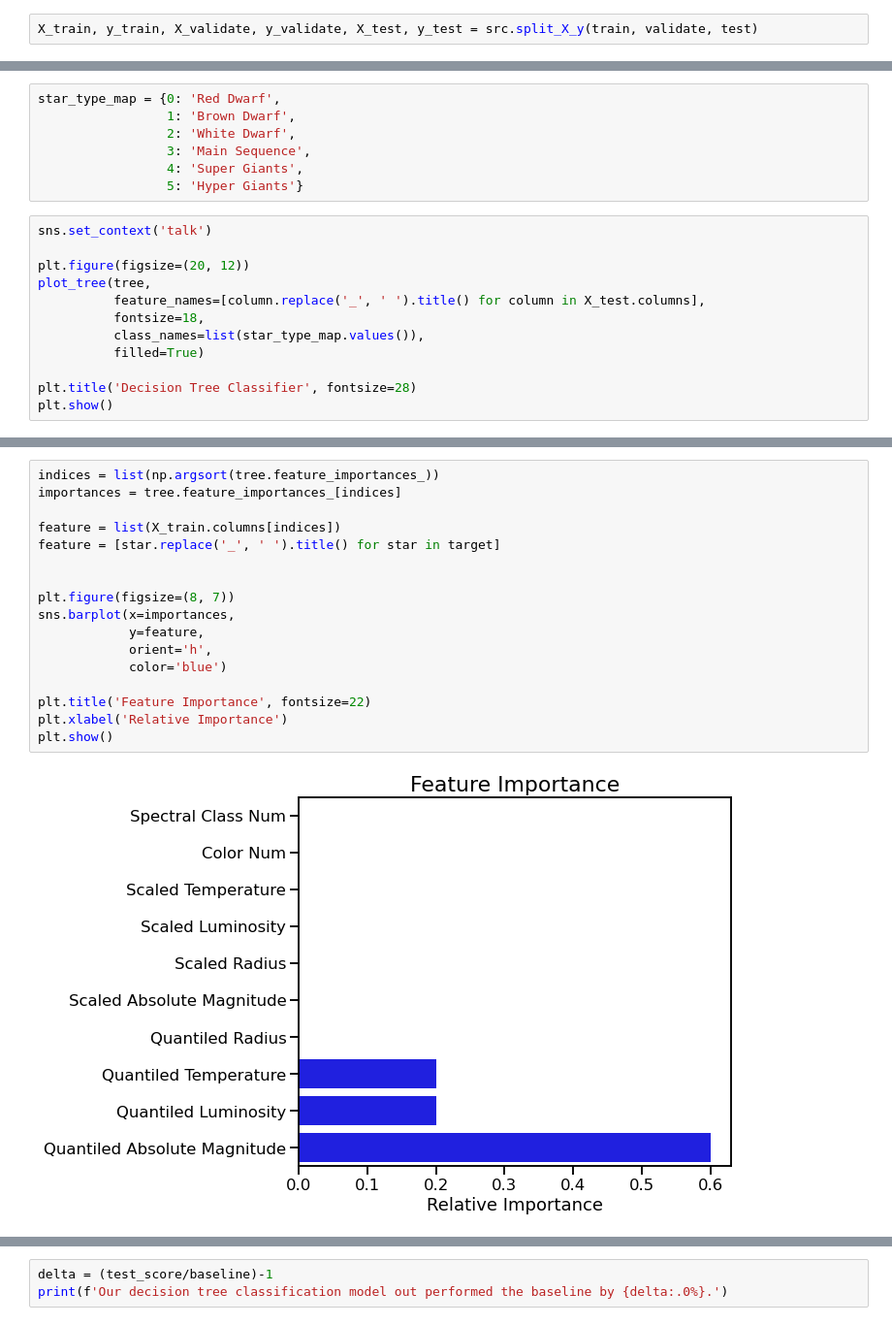
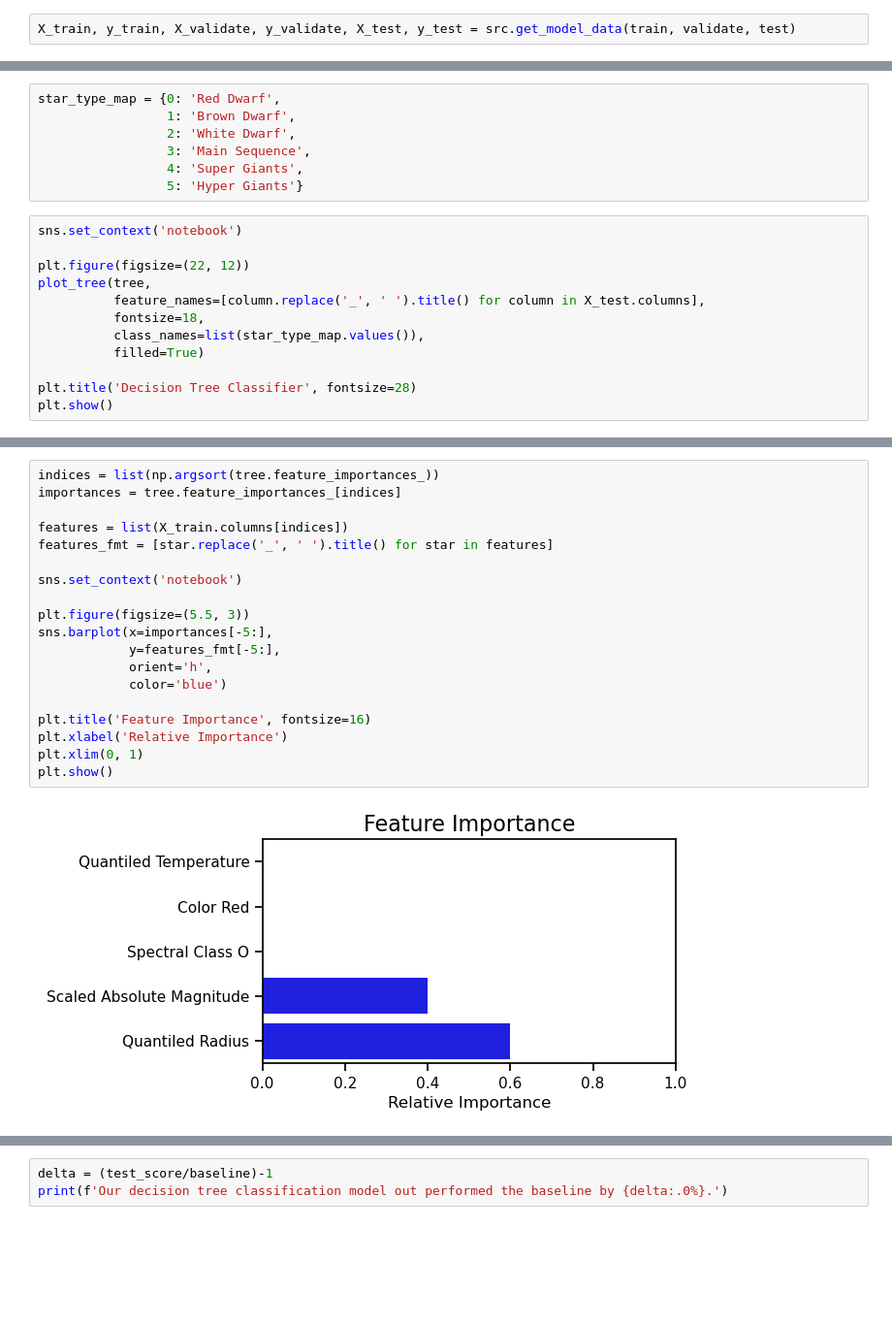
Before and after one commit to Promeos/Stellar_Classification, a Jupyter notebook: Final-Report.ipynb, the cells around one changed output, grey strips where cells are left out. Shown at 97% size. Saved outputs shown, nothing was run; the diff lists cells and outputs as text; blank space fills up the shorter version.

```diff
--- a/Final-Report.ipynb
+++ b/Final-Report.ipynb
@@ -505,7 +519,7 @@ Reject the null hypothesis
 # %% [markdown]
 ## Preprocessing
 # %%
-X_train, y_train, X_validate, y_validate, X_test, y_test = src.split_X_y(train, validate, test)
+X_train, y_train, X_validate, y_validate, X_test, y_test = src.get_model_data(train, validate, test)
 # %%
 X_train.head()
 # %% [output]
@@ -639,9 +654,9 @@ star_type_map = {0: 'Red Dwarf',
                  4: 'Super Giants',
                  5: 'Hyper Giants'}
 # %%
-sns.set_context('talk')
+sns.set_context('notebook')
 
-plt.figure(figsize=(20, 12))
+plt.figure(figsize=(22, 12))
 plot_tree(tree,
           feature_names=[column.replace('_', ' ').title() for column in X_test.columns],
           fontsize=18,
@@ -655,20 +670,22 @@ plt.show()
 # %%
 indices = list(np.argsort(tree.feature_importances_))
 importances = tree.feature_importances_[indices]
 
-feature = list(X_train.columns[indices])
-feature = [star.replace('_', ' ').title() for star in target]
+features = list(X_train.columns[indices])
+features_fmt = [star.replace('_', ' ').title() for star in features]
 
+sns.set_context('notebook')
 
-plt.figure(figsize=(8, 7))
-sns.barplot(x=importances,
-            y=feature,
+plt.figure(figsize=(5.5, 3))
+sns.barplot(x=importances[-5:],
+            y=features_fmt[-5:],
             orient='h',
             color='blue')
 
-plt.title('Feature Importance', fontsize=22)
+plt.title('Feature Importance', fontsize=16)
 plt.xlabel('Relative Importance')
+plt.xlim(0, 1)
 plt.show()
 # %% [output]
-[figure, old version]
+[figure, new version]
 # %%
```
Also changed, not shown: parts of 27 cells of this notebook, 4 other files.
